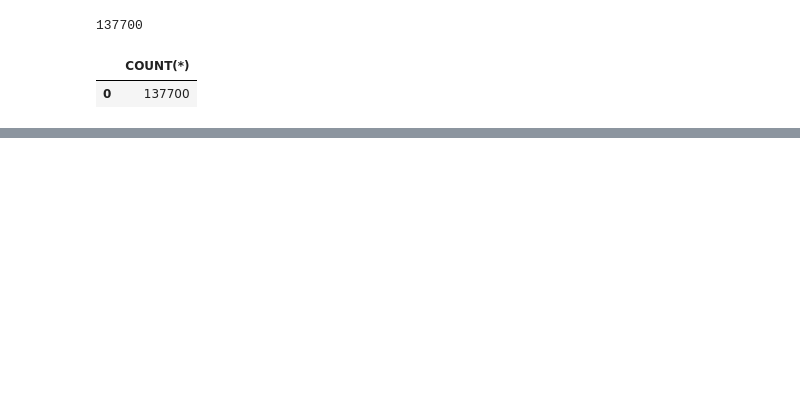
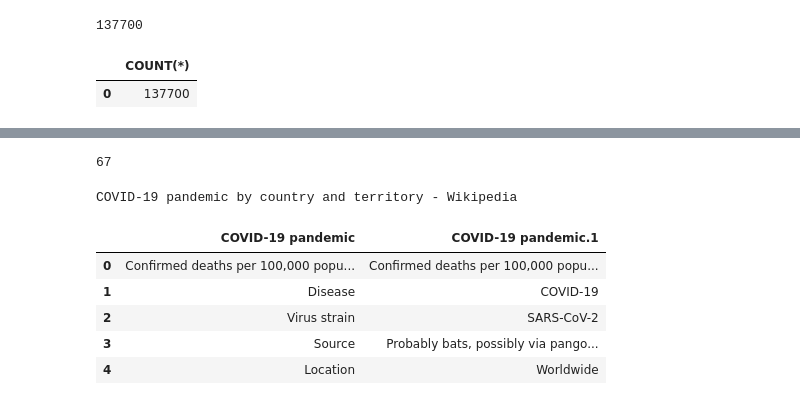
Before and after one commit to rutijanasandra-svg/ores5160-2025, a Jupyter notebook: Final_project.ipynb, the cells around one changed output, grey strips where cells are left out. Cells and saved outputs as stored; diff of their text form; code cells hidden in the pictures; blank space fills up the shorter version.

```diff
--- a/Final_project.ipynb
+++ b/Final_project.ipynb
@@ -158,0 +208,17 @@ pd.read_sql("SELECT COUNT(*) FROM covid_data", conn)
+# %%
+import pandas as pd
+import requests
+
+wiki_url = "https://en.wikipedia.org/wiki/COVID-19_pandemic_by_country_and_territory"
+
+headers = {
+    "User-Agent": "Mozilla/5.0"
+}
+
+response = requests.get(wiki_url, headers=headers)
+
+tables = pd.read_html(response.text)
+
+print(len(tables))
+# %% [output]
+67
@@ -158,0 +235,17 @@ pd.read_sql("SELECT COUNT(*) FROM covid_data", conn)
+# %%
+soup = BeautifulSoup(response.text, "html.parser")
+
+print(soup.title.text)
+# %% [output]
+COVID-19 pandemic by country and territory - Wikipedia
+# %%
+covid_scrape_df = tables[0]
+
+covid_scrape_df.head()
+# %% [output]
+|  | COVID-19 pandemic | COVID-19 pandemic.1 |
+| 0 | Confirmed deaths per 100,000 popu... | Confirmed deaths per 100,000 popu... |
+| 1 | Disease | COVID-19 |
+| 2 | Virus strain | SARS-CoV-2 |
+| 3 | Source | Probably bats, possibly via pango... |
+| 4 | Location | Worldwide |
```
Also changed, not shown: parts of 12 cells of this notebook.
